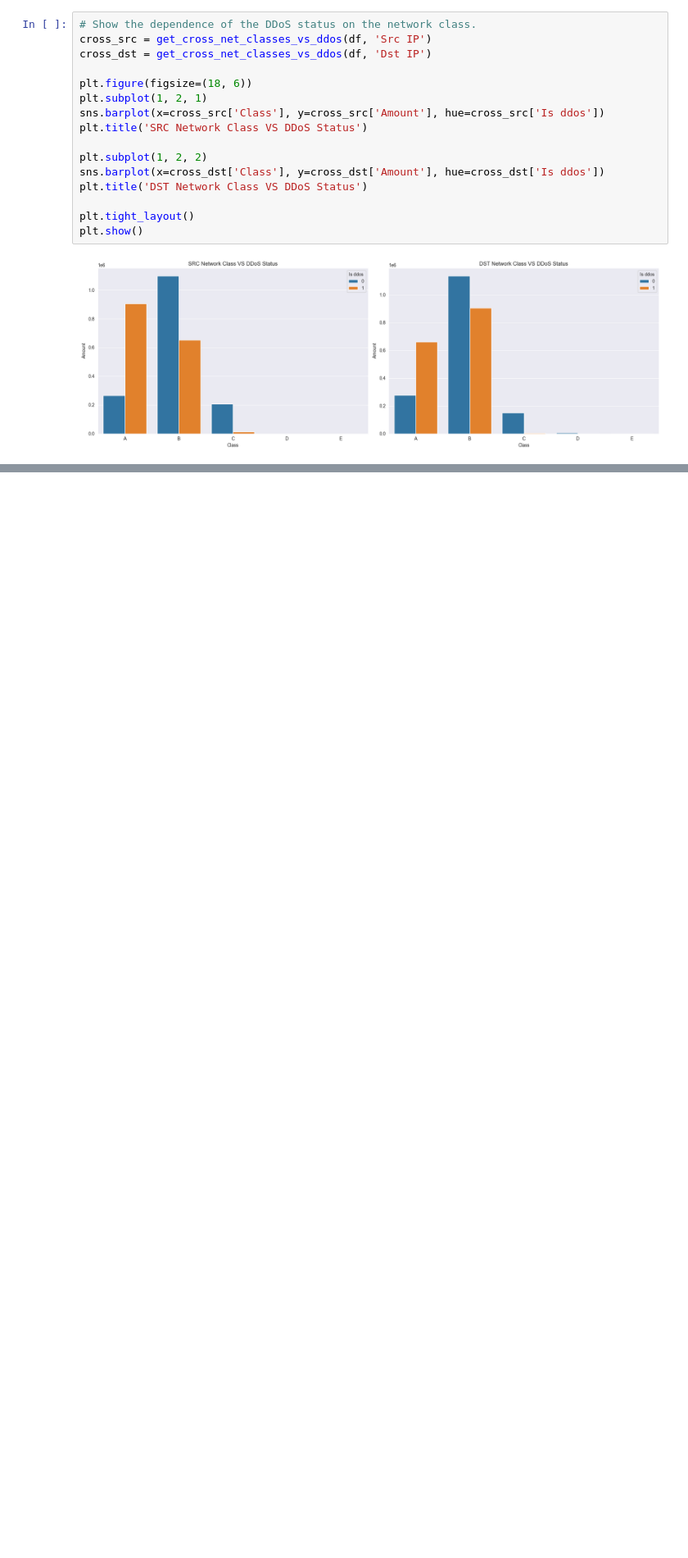
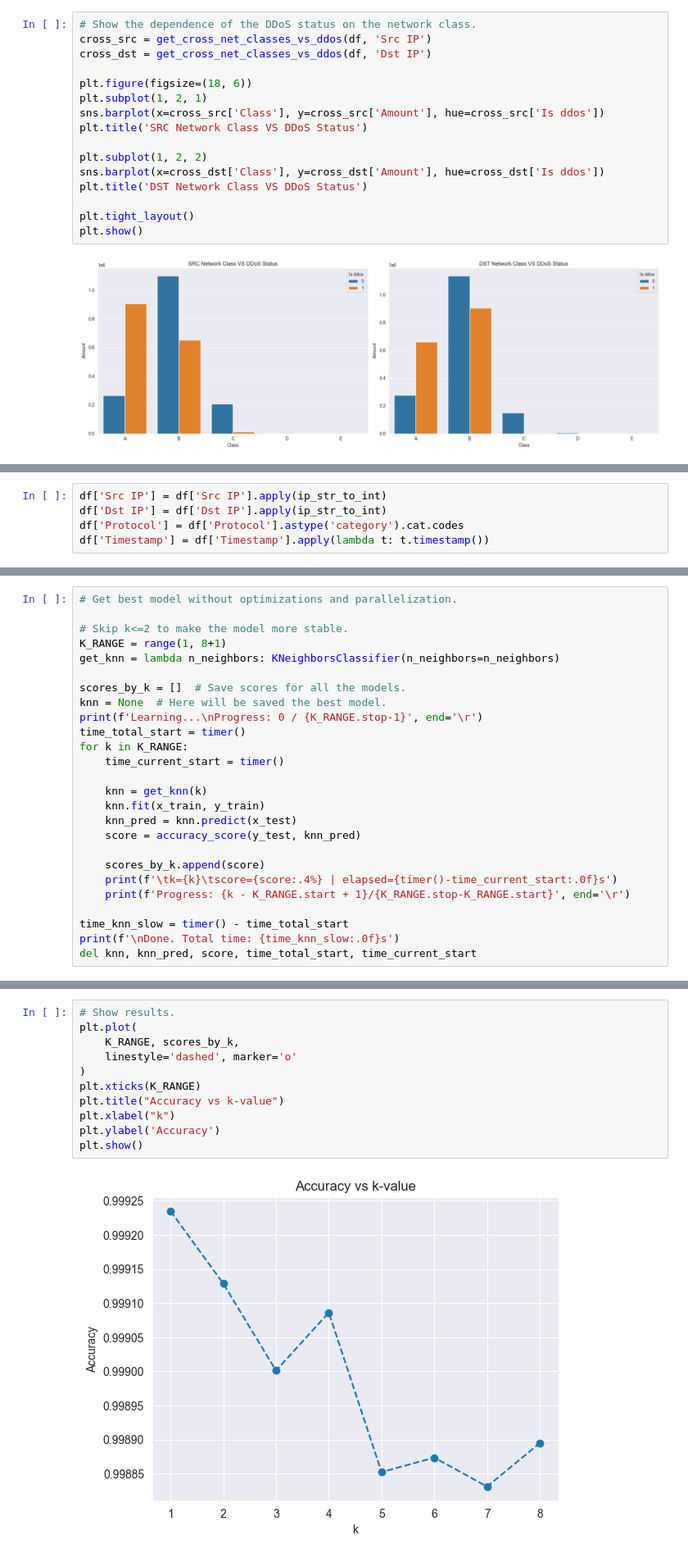
Before and after one commit to gutsy51/leti-course03, a Jupyter notebook: bd/ddos_or_not.ipynb, the cells around one changed output, grey strips where cells are left out. Shown at 82% size. Saved outputs shown, nothing was run; the diff lists cells and outputs as text; blank space fills up the shorter version.

Commit message:
Feat (bd): KNN and RF models (not optimized)

```diff
--- a/bd/ddos_or_not.ipynb
+++ b/bd/ddos_or_not.ipynb
@@ -565,0 +619,5 @@ corr_matrix
+# %%
+df['Src IP'] = df['Src IP'].apply(ip_str_to_int)
+df['Dst IP'] = df['Dst IP'].apply(ip_str_to_int)
+df['Protocol'] = df['Protocol'].astype('category').cat.codes
+df['Timestamp'] = df['Timestamp'].apply(lambda t: t.timestamp())
@@ -565,0 +661,26 @@ corr_matrix
+# %%
+# Get best model without optimizations and parallelization.
+
+# Skip k<=2 to make the model more stable.
+K_RANGE = range(1, 8+1)
+get_knn = lambda n_neighbors: KNeighborsClassifier(n_neighbors=n_neighbors)
+
+scores_by_k = []  # Save scores for all the models.
+knn = None  # Here will be saved the best model.
+print(f'Learning...\nProgress: 0 / {K_RANGE.stop-1}', end='\r')
+time_total_start = timer()
+for k in K_RANGE:
+    time_current_start = timer()
+
+    knn = get_knn(k)
+    knn.fit(x_train, y_train)
+    knn_pred = knn.predict(x_test)
+    score = accuracy_score(y_test, knn_pred)
+
+    scores_by_k.append(score)
+    print(f'\tk={k}\tscore={score:.4%} | elapsed={timer()-time_current_start:.0f}s')
+    print(f'Progress: {k - K_RANGE.start + 1}/{K_RANGE.stop-K_RANGE.start}', end='\r')
+
+time_knn_slow = timer() - time_total_start
+print(f'\nDone. Total time: {time_knn_slow:.0f}s')
+del knn, knn_pred, score, time_total_start, time_current_start
@@ -565,0 +699,13 @@ corr_matrix
+# %%
+# Show results.
+plt.plot(
+    K_RANGE, scores_by_k,
+    linestyle='dashed', marker='o'
+)
+plt.xticks(K_RANGE)
+plt.title("Accuracy vs k-value")
+plt.xlabel("k")
+plt.ylabel('Accuracy')
+plt.show()
+# %% [output]
+[figure, added]
```
Also changed, not shown: parts of 20 cells of this notebook.
